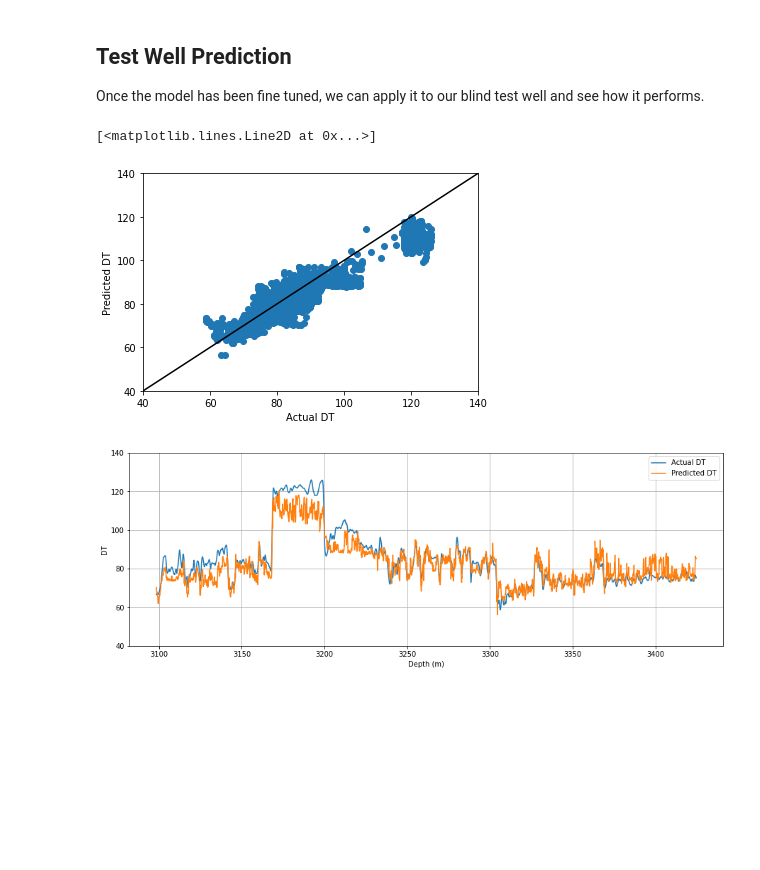
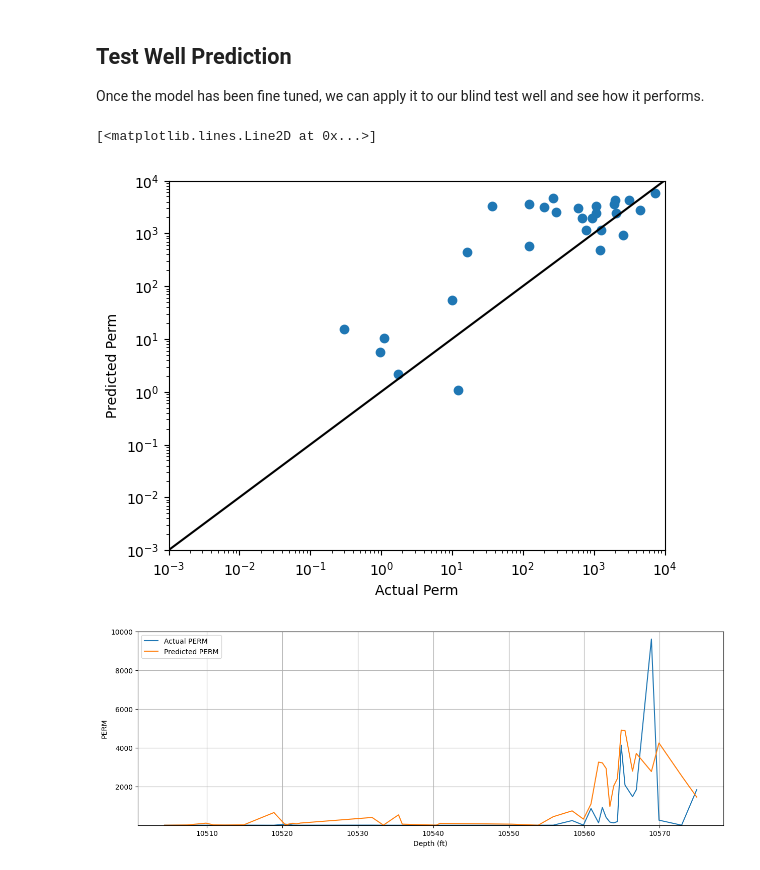
Before and after one commit to Jcavilarincon/Petrophysics-Python-Series, a Jupyter notebook: 29 - Random Forest for Regression - Prediction of Continuous Well Logs-Copy1.ipynb, the cells around one changed output. Saved outputs shown, nothing was run; the diff lists cells and outputs as text; code cells hidden in the pictures; blank space fills up the shorter version.

```diff
--- a/29 - Random Forest for Regression - Prediction of Continuous Well Logs-Copy1.ipynb
+++ b/29 - Random Forest for Regression - Prediction of Continuous Well Logs-Copy1.ipynb
@@ -6,7 +6,7 @@
 import pandas as pd
 import matplotlib.pyplot as plt
 # %%
-df = pd.read_csv('Data/Volve/volve_wells.csv', usecols=['WELL', 'DEPTH', 'RHOB', 'GR', 'NPHI', 'PEF', 'DT'])
+df = pd.read_csv('/workspaces/Petrophysics-Python-Series/Data_JA/Data_V1.CSV', usecols=['WELL','DEPTH','GR','PEF','PHIA','PHIE','PHIN','RHOB','RT','SwIrr','SwMS','VSH','Core_Kmax'])
 # %% [markdown]
 ## Create Training, Testing and Validation Datasets
 # %% [markdown]
@@ -20,10 +19,10 @@ array(['15/9-F-11 B', '15/9-F-11 A', '15/9-F-1 B', '15/9-F-1 A'],
 As we are using measurements taken from multiple wells, one way to split our data into training and testing is to set aside a single well (blind test well) which will be used to see how our model performs on unseen data.
 # %%
 # Training Wells
-training_wells = ['15/9-F-11 B', '15/9-F-11 A', '15/9-F-1 A']
+training_wells = ['PozoS1', 'PozoS2', 'PozoN3']
 
 # Test Well
-test_well = ['15/9-F-1 B']
+test_well = ['Pozo24']
 # %% [markdown]
 "Extract" the data from the main dataframe using the well lists above
 # %%
@@ -79,8 +78,8 @@ from sklearn.ensemble import RandomForestRegressor
 # %% [markdown]
 ### Selecting Training and Target Features
 # %%
-X = train_val_df[['RHOB', 'GR', 'NPHI', 'PEF']]
-y = train_val_df['DT']
+X = train_val_df[['GR','PEF','PHIA','PHIE','PHIN','RHOB','RT','SwIrr','SwMS','VSH']]
+y = train_val_df['Core_Kmax']
 # %% [markdown]
 Note that the name test used here is commonly used within machine learning. In this case the variables X_test and y_test are our validation data. In other words it is used to help tune our model.
 # %%
@@ -134,21 +135,23 @@ test_df['TEST_DT'] = regr.predict(test_well_x)
 # %%
-plt.scatter(test_df['DT'], test_df['TEST_DT'])
-plt.xlim(40, 140)
-plt.ylim(40, 140)
-plt.ylabel('Predicted DT')
-plt.xlabel('Actual DT')
-plt.plot([40,140], [40,140], 'black') #1 to 1 line
+plt.scatter(y_val, y_pred)
+plt.xscale('log')
+plt.xlim(0.001, 10000)
+plt.yscale('log')
+plt.ylim(0.001, 10000)
+plt.ylabel('Predicted Perm')
+plt.xlabel('Actual Perm')
+plt.plot([0.001, 10000], [0.001, 10000], 'black') #1 to 1 line
 # %% [output]
 [<matplotlib.lines.Line2D at 0x...>]
-[figure, old version]
+[figure, new version]
 # %%
 plt.figure(figsize=(15, 5))
-plt.plot(test_df['DEPTH'], test_df['DT'], label='Actual DT')
-plt.plot(test_df['DEPTH'], test_df['TEST_DT'], label='Predicted DT')
-plt.xlabel('Depth (m)')
-plt.ylabel('DT')
-plt.ylim(40, 140)
+plt.plot(test_df['DEPTH'], test_df['Core_Kmax'], label='Actual PERM')
+plt.plot(test_df['DEPTH'], test_df['TEST_PERM'], label='Predicted PERM')
+plt.xlabel('Depth (ft)')
+plt.ylabel('PERM')
+plt.ylim(0.001, 10000)
 plt.legend()
 plt.grid()
 # %% [output]
-[figure, old version]
+[figure, new version]
```
Also changed, not shown: parts of 9 cells of this notebook.
